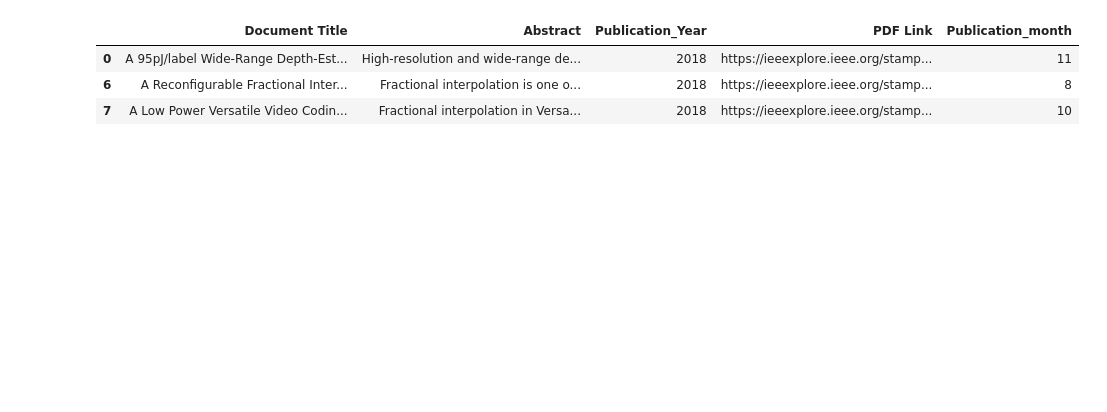
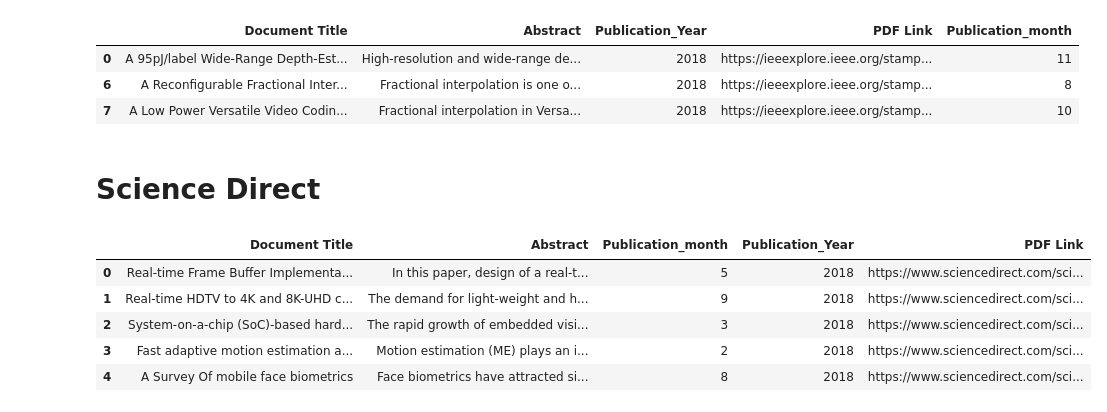
Before and after one commit to toniesteves/sistematic-research, a Jupyter notebook: sistematic_reserach.ipynb, the cells around one changed output. Saved outputs shown, nothing was run; the diff lists cells and outputs as text; code cells hidden in the pictures; blank space fills up the shorter version.

```diff
--- a/sistematic_reserach.ipynb
+++ b/sistematic_reserach.ipynb
@@ -87,3 +92,15 @@ df_cleaned_research
 | 0 | A 95pJ/label Wide-Range Depth-Est... | High-resolution and wide-range de... | 2018 | https://ieeexplore.ieee.org/stamp... | 11 |
 | 6 | A Reconfigurable Fractional Inter... | Fractional interpolation is one o... | 2018 | https://ieeexplore.ieee.org/stamp... | 8 |
 | 7 | A Low Power Versatile Video Codin... | Fractional interpolation in Versa... | 2018 | https://ieeexplore.ieee.org/stamp... | 10 |
+# %% [markdown]
+# Science Direct
+# %%
+df_science_direct = pd.read_csv('data/science_direct_sistematic_results.csv',  header=0)
+df_science_direct.head()
+# %% [output]
+|  | Document Title | Abstract | Publication_month | Publication_Year | PDF Link |
+| 0 | Real-time Frame Buffer Implementa... | In this paper, design of a real-t... | 5 | 2018 | https://www.sciencedirect.com/sci... |
+| 1 | Real-time HDTV to 4K and 8K-UHD c... | The demand for light-weight and h... | 9 | 2018 | https://www.sciencedirect.com/sci... |
+| 2 | System-on-a-chip (SoC)-based hard... | The rapid growth of embedded visi... | 3 | 2018 | https://www.sciencedirect.com/sci... |
+| 3 | Fast adaptive motion estimation a... | Motion estimation (ME) plays an i... | 2 | 2018 | https://www.sciencedirect.com/sci... |
+| 4 | A Survey Of mobile face biometrics | Face biometrics have attracted si... | 8 | 2018 | https://www.sciencedirect.com/sci... |
```
Also changed, not shown: parts of 16 cells of this notebook, 23 other files.
